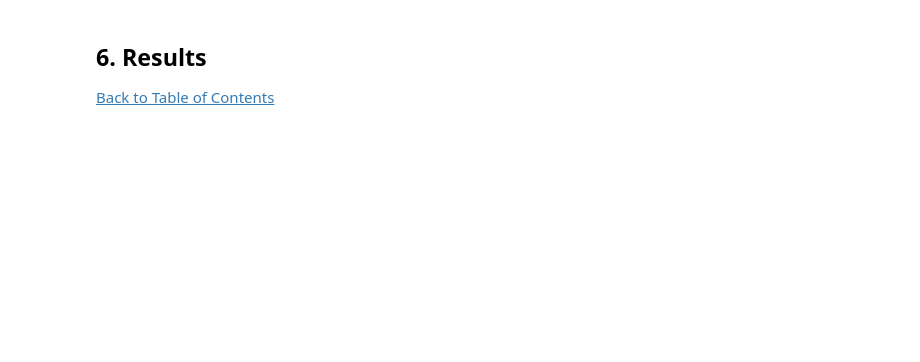
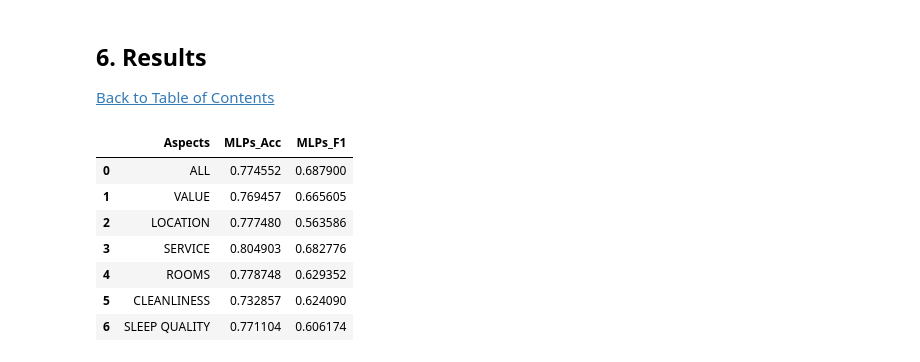
Before and after one commit to YanZehong/CS5242-ABSC, a Jupyter notebook: CS5242_GroupID26.ipynb, the cells around one changed output. Cells and saved outputs as stored; diff of their text form; code cells hidden in the pictures; blank space fills up the shorter version.

```diff
--- a/CS5242_GroupID26.ipynb
+++ b/CS5242_GroupID26.ipynb
@@ -1160,0 +1243,11 @@ plt.show()
+# %%
+df_mlps
+# %% [output]
+|  | Aspects | MLPs_Acc | MLPs_F1 |
+| 0 | ALL | 0.774552 | 0.687900 |
+| 1 | VALUE | 0.769457 | 0.665605 |
+| 2 | LOCATION | 0.777480 | 0.563586 |
+| 3 | SERVICE | 0.804903 | 0.682776 |
+| 4 | ROOMS | 0.778748 | 0.629352 |
+| 5 | CLEANLINESS | 0.732857 | 0.624090 |
+| 6 | SLEEP QUALITY | 0.771104 | 0.606174 |
```
Also changed, not shown: parts of 10 cells of this notebook, 1 other file.
